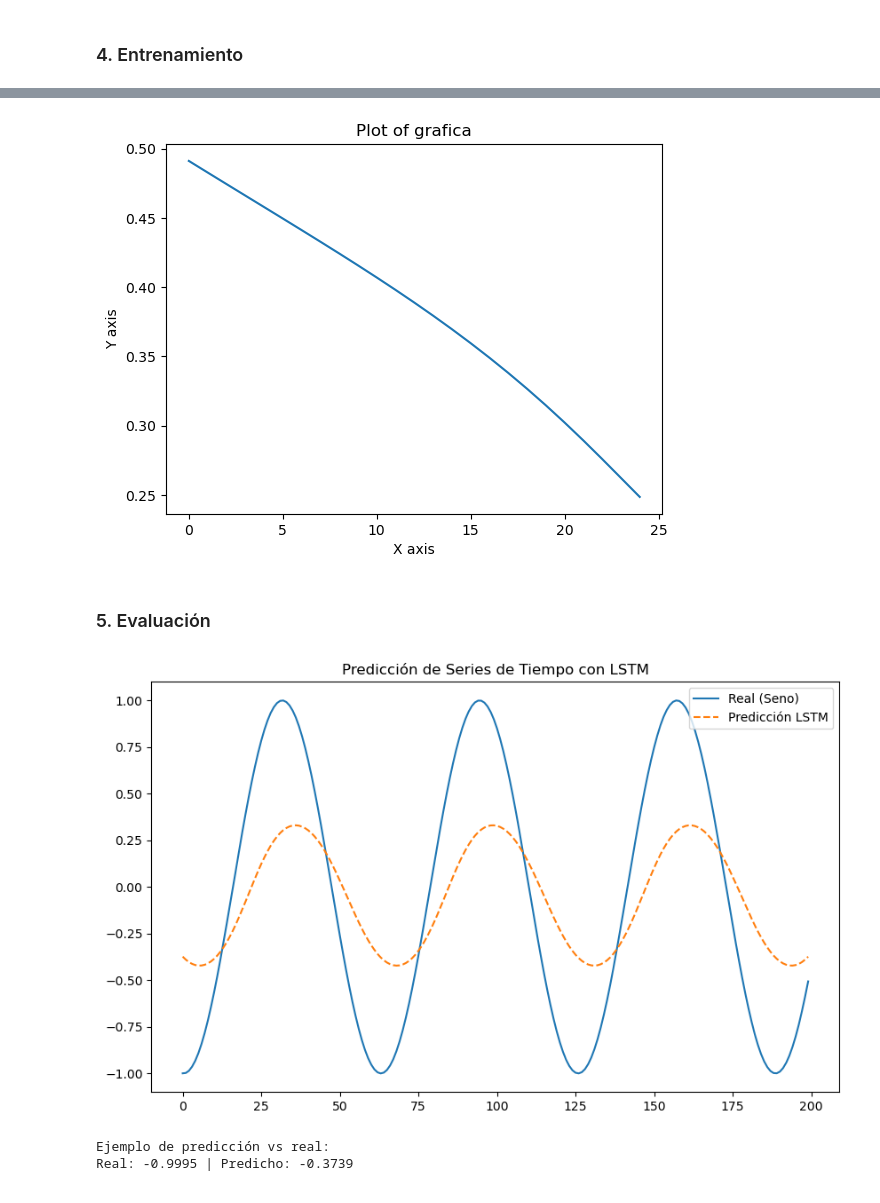
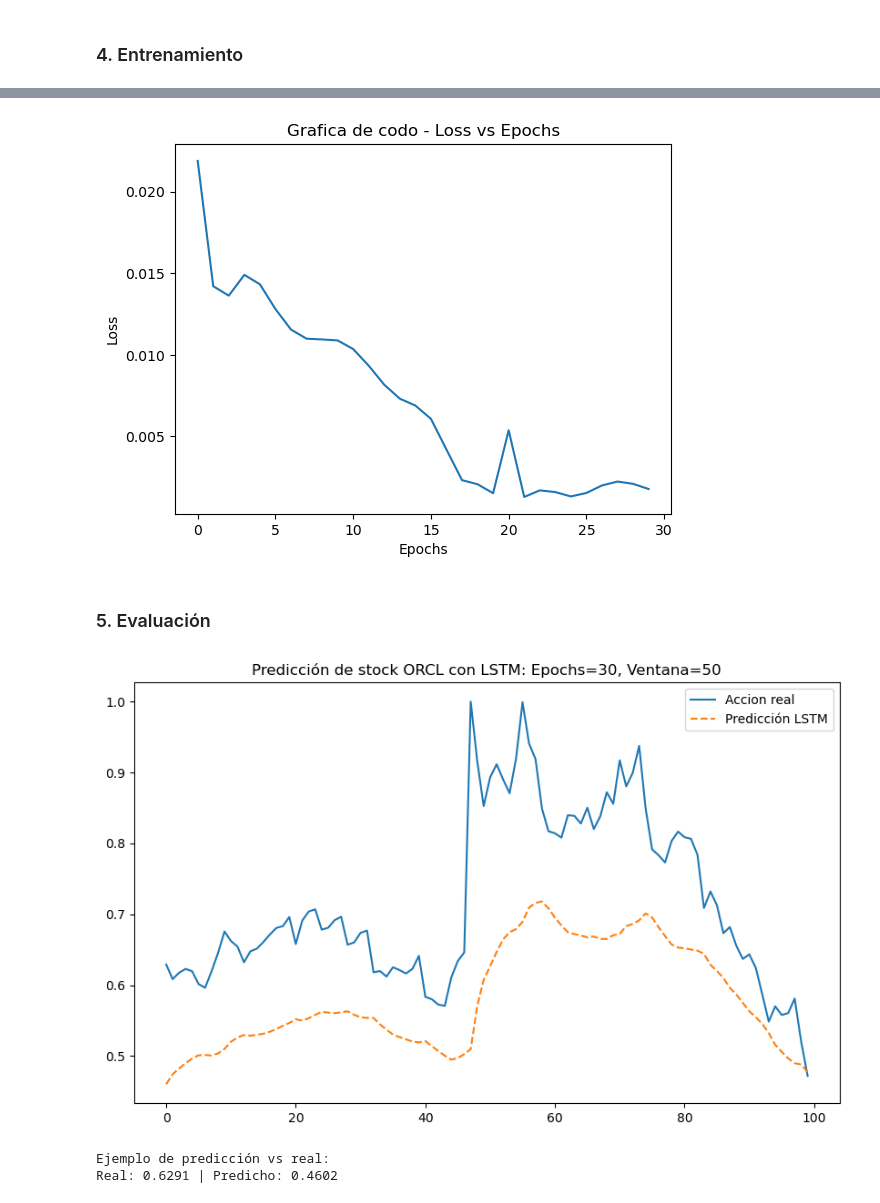
Before and after one commit to ozycepeda/LSTM, a Jupyter notebook: Oracle_stockk_pred_V1.ipynb, the cells around one changed output, grey strips where cells are left out. Saved outputs shown, nothing was run; the diff lists cells and outputs as text; code cells hidden in the pictures.

Commit message:
Solucion 1, los datos se normalizan por el periodo de los 750 dias

```diff
--- a/Oracle_stockk_pred_V1.ipynb
+++ b/Oracle_stockk_pred_V1.ipynb
@@ -28,5 +28,12 @@ close_data = datos_orcl['Close'].values
 for i in range(len(close_data)):
     a = close_data[i].replace(',','.')
     close_data[i] = float(a)
-print(close_data)
+close_data = list(close_data.astype('float32'))
+
+# Normalize data using min-max scaling
+min_val = min(close_data)
+max_val = max(close_data)
+normalized_data = [(x - min_val) / (max_val - min_val) for x in close_data]
+
+print(normalized_data)
 # %% [output]
@@ -51,12 +42,7 @@ print(close_data)
 ### 1. CONFIGURACIÓN Y GENERACIÓN DE DATOS
 # %%
 def crear_secuencias(datos, ventana):
-    """
-    Transforma una serie plana en pares (entrada, objetivo).
-    Entrada: [0, 1, 2, 3, 4, 5] y ventana=3
-    Salida X: [[0,1,2], [1,2,3], [2,3,4]]
-    Salida y: [3, 4, 5]
-    """
+
     secuencias = []
     labels = []
     L = len(datos)
@@ -69,18 +55,12 @@ def crear_secuencias(datos, ventana):
         labels.append(label)
     return np.array(secuencias), np.array(labels)
 
-# Crear datos de onda senoidal
-t = np.linspace(0, 100, 1000)
-datos = np.sin(t)
-
-print(datos.shape)
-
 # Hiperparámetros
 ventana_tiempo = 50  # Cuántos pasos hacia atrás mira la red
-test_size = 200
+test_size = 100
 
 # Preparar dataset
-X, y = crear_secuencias(datos, ventana_tiempo)
+X, y = crear_secuencias(normalized_data, ventana_tiempo)
 
-X
+X.shape
 # %% [output]
@@ -158,11 +125,11 @@ class LSTMPredictor(nn.Module):
 modelo = LSTMPredictor()
 loss_function = nn.MSELoss() # Error Cuadrático Medio (estándar para regresión)
 # Optimizador Adam con learning rate de 0.001
-optimizer = optim.Adam(modelo.parameters(), lr=0.001)
+optimizer = optim.Adam(modelo.parameters(), lr=0.005)
 # %% [markdown]
 ### 4. Entrenamiento
 # %%
-epochs = 25
+epochs = 30
 grafica = []
 print("\nIniciando entrenamiento...")
 
@@ -217,36 +184,36 @@ import matplotlib.pyplot as plt
 plt.plot(grafica)
 
 # Add labels and title
-plt.xlabel('X axis')
-plt.ylabel('Y axis')
-plt.title('Plot of grafica')
+plt.xlabel('Epochs')
+plt.ylabel('Loss')
+plt.title('Grafica de codo - Loss vs Epochs')
 
 # Display the plot
 plt.show()
 # %% [output]
-[figure, old version]
+[figure, new version]
 # %% [markdown]
 ### 5. Evaluación
 # %%
 modelo.eval()
 with torch.no_grad():
     test_pred = modelo(test_X)
 
 # Convertir a numpy para graficar
 real = test_y.numpy()
 predicho = test_pred.numpy()
 
 # Descomenta las siguientes líneas si estás en un entorno con pantalla gráfica (Jupyter/Local)
 plt.figure(figsize=(10,6))
-plt.plot(real, label='Real (Seno)')
+plt.plot(real, label='Accion real')
 plt.plot(predicho, label='Predicción LSTM', linestyle='dashed')
 plt.legend()
-plt.title('Predicción de Series de Tiempo con LSTM')
+plt.title(f'Predicción de stock ORCL con LSTM: Epochs={epochs}, Ventana={ventana_tiempo}')
 plt.show()
 
 print("Ejemplo de predicción vs real:")
 print(f"Real: {real[0][0]:.4f} | Predicho: {predicho[0][0]:.4f}")
 # %% [output]
-[figure, old version]
+[figure, new version]
 Ejemplo de predicción vs real:
-Real: -0.9995 | Predicho: -0.3739
+Real: 0.6291 | Predicho: 0.4602
```
Also changed, not shown: parts of 4 cells of this notebook, 1 other file.
